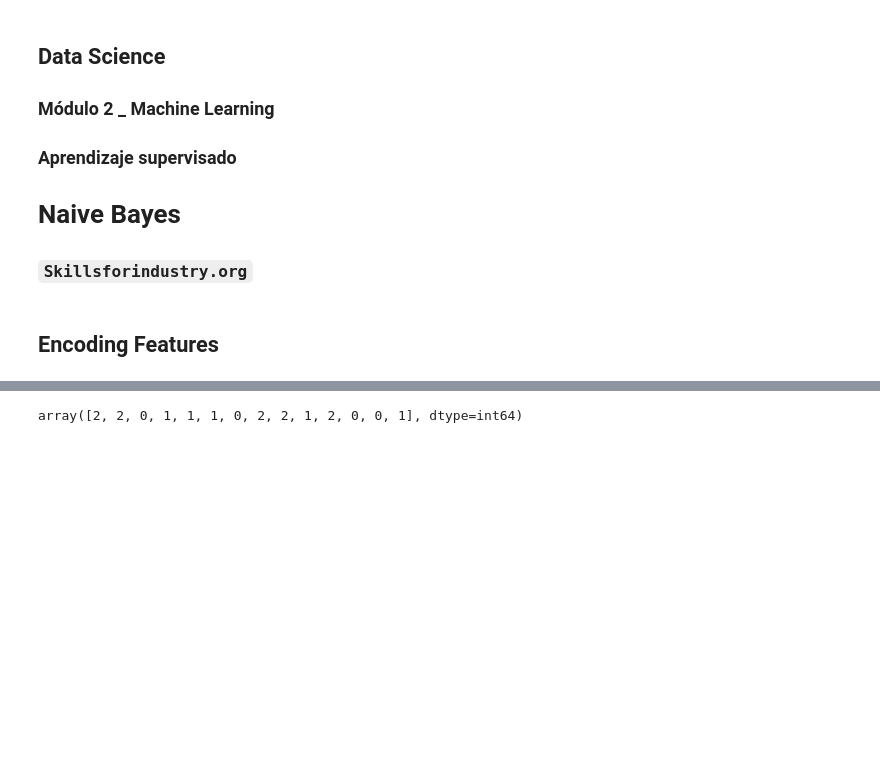
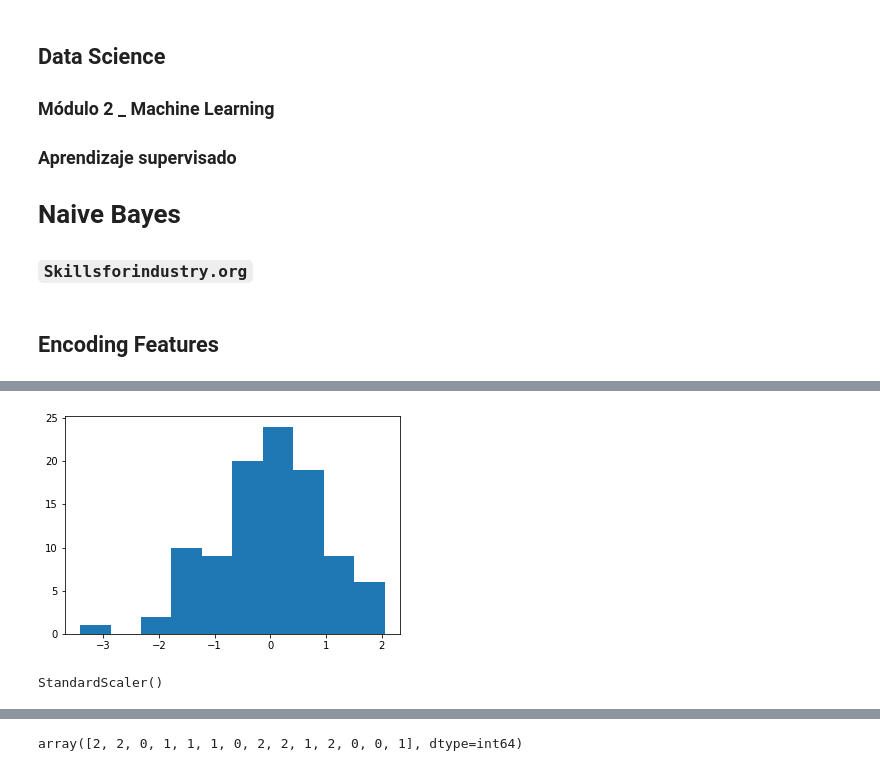
Before and after one commit to arturoTellez/S4I_DS_G2, a Jupyter notebook: Módulo 2_ Machine Learning/DS - Módulo 2 - Sesión 3/Naive Bayes - Machine Learning.ipynb, the cells around one changed output, grey strips where cells are left out. Cells and saved outputs as stored; diff of their text form; code cells hidden in the pictures; blank space fills up the shorter version.

```diff
--- a/Módulo 2_ Machine Learning/DS - Módulo 2 - Sesión 3/Naive Bayes - Machine Learning.ipynb
+++ b/Módulo 2_ Machine Learning/DS - Módulo 2 - Sesión 3/Naive Bayes - Machine Learning.ipynb
@@ -14,3 +14,5 @@ temp=['Hot','Hot','Hot','Mild','Cool','Cool','Cool','Mild','Cool','Mild','Mild',
 play=['No','No','Yes','Yes','Yes','No','Yes','No','Yes','Yes','Yes','Yes','Yes','No']
 # %% [markdown]
 ## Encoding Features
+# %%
+sc = preprocessing.StandardScaler()
@@ -16,0 +47,12 @@ play=['No','No','Yes','Yes','Yes','No','Yes','No','Yes','Yes','Yes','Yes','Yes',
+# %%
+plt.hist(sc.fit_transform(x.reshape(-1,1)).flatten());
+# %% [output]
+[figure, added]
+# %%
+sc = preprocessing.StandardScaler()
+sc.fit(x.reshape(-1,1))
+
+#sc.predict #modelos
+#sc.transform #transformación de datos
+# %% [output]
+StandardScaler()
```
Also changed, not shown: parts of 18 cells of this notebook, 4 other files.
